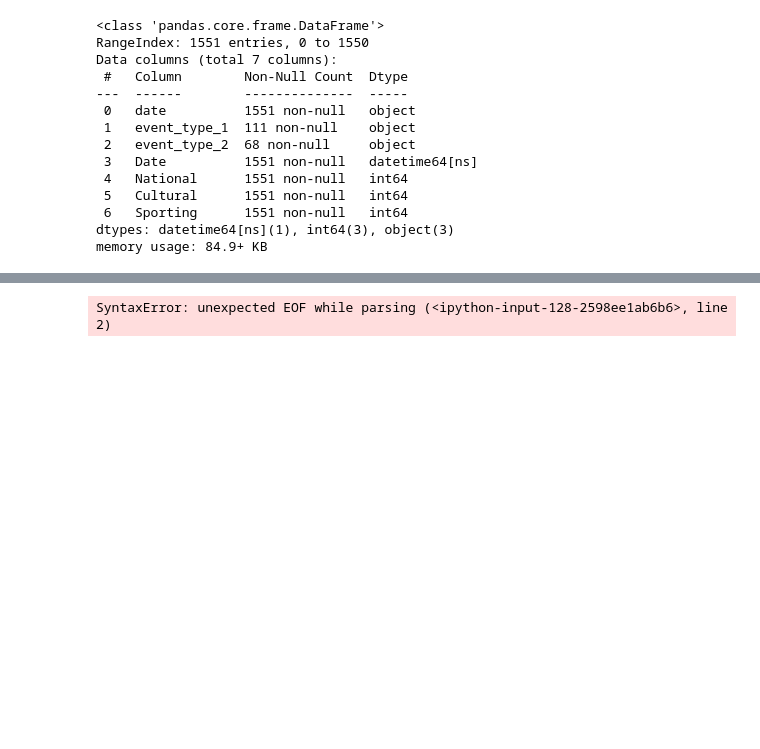
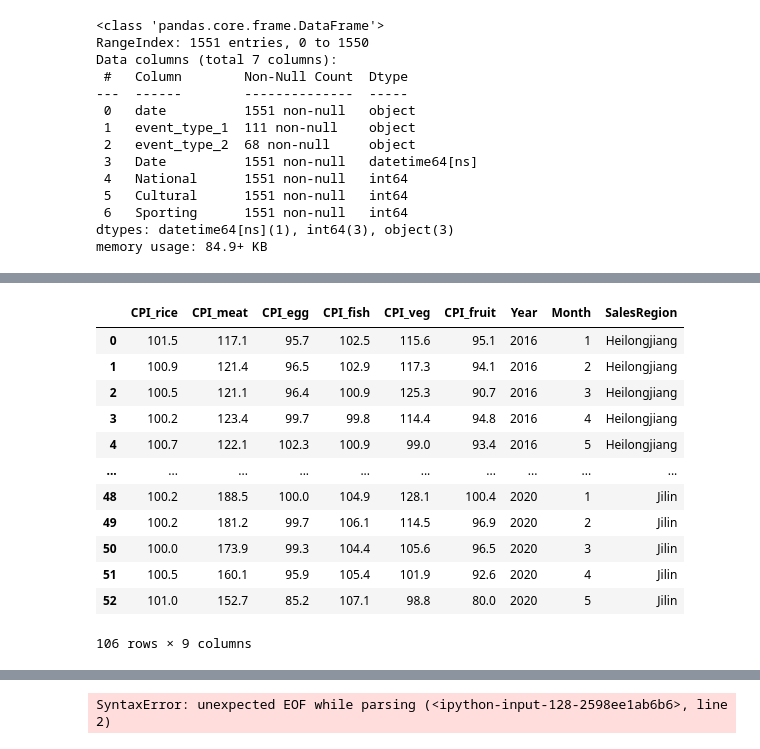
Before and after one commit to sunmingbai/BUD_competition, a Jupyter notebook: Ming/Model1.ipynb, the cells around one changed output, grey strips where cells are left out. Drawn from its saved outputs; the diff is of its cells as text; code cells hidden in the pictures; blank space fills up the shorter version.

```diff
--- a/Ming/Model1.ipynb
+++ b/Ming/Model1.ipynb
@@ -242,3 +242,7 @@ Data columns (total 7 columns):
  6   Sporting      1551 non-null   int64
 dtypes: datetime64[ns](1), int64(3), object(3)
 memory usage: 84.9+ KB
+# %%
+HECPI=pd.read_csv("E:\工作\百威\Data\HCPI_E_t.csv")
+JECPI=pd.read_csv("E:\工作\百威\Data\JCPI_E_t.csv")
+JECPI.info()
@@ -245 +279,17 @@ memory usage: 84.9+ KB
+# %%
+CPIT
+# %% [output]
+|  | CPI_rice | CPI_meat | CPI_egg | CPI_fish | CPI_veg | CPI_fruit | Year | Month | SalesRegion |
+| 0 | 101.5 | 117.1 | 95.7 | 102.5 | 115.6 | 95.1 | 2016 | 1 | Heilongjiang |
+| 1 | 100.9 | 121.4 | 96.5 | 102.9 | 117.3 | 94.1 | 2016 | 2 | Heilongjiang |
+| 2 | 100.5 | 121.1 | 96.4 | 100.9 | 125.3 | 90.7 | 2016 | 3 | Heilongjiang |
+| 3 | 100.2 | 123.4 | 99.7 | 99.8 | 114.4 | 94.8 | 2016 | 4 | Heilongjiang |
+| 4 | 100.7 | 122.1 | 102.3 | 100.9 | 99.0 | 93.4 | 2016 | 5 | Heilongjiang |
+| ... | ... | ... | ... | ... | ... | ... | ... | ... | ... |
+| 48 | 100.2 | 188.5 | 100.0 | 104.9 | 128.1 | 100.4 | 2020 | 1 | Jilin |
+| 49 | 100.2 | 181.2 | 99.7 | 106.1 | 114.5 | 96.9 | 2020 | 2 | Jilin |
+| 50 | 100.0 | 173.9 | 99.3 | 104.4 | 105.6 | 96.5 | 2020 | 3 | Jilin |
+| 51 | 100.5 | 160.1 | 95.9 | 105.4 | 101.9 | 92.6 | 2020 | 4 | Jilin |
+| 52 | 101.0 | 152.7 | 85.2 | 107.1 | 98.8 | 80.0 | 2020 | 5 | Jilin |
+106 rows × 9 columns
 # %%
```
Also changed, not shown: parts of 17 cells of this notebook, 1 other file.
